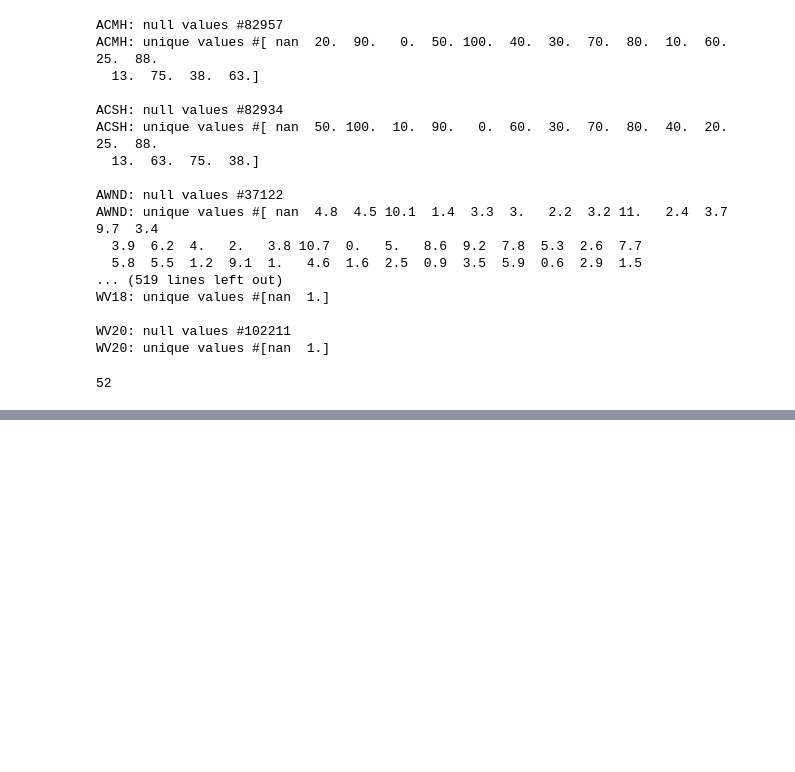
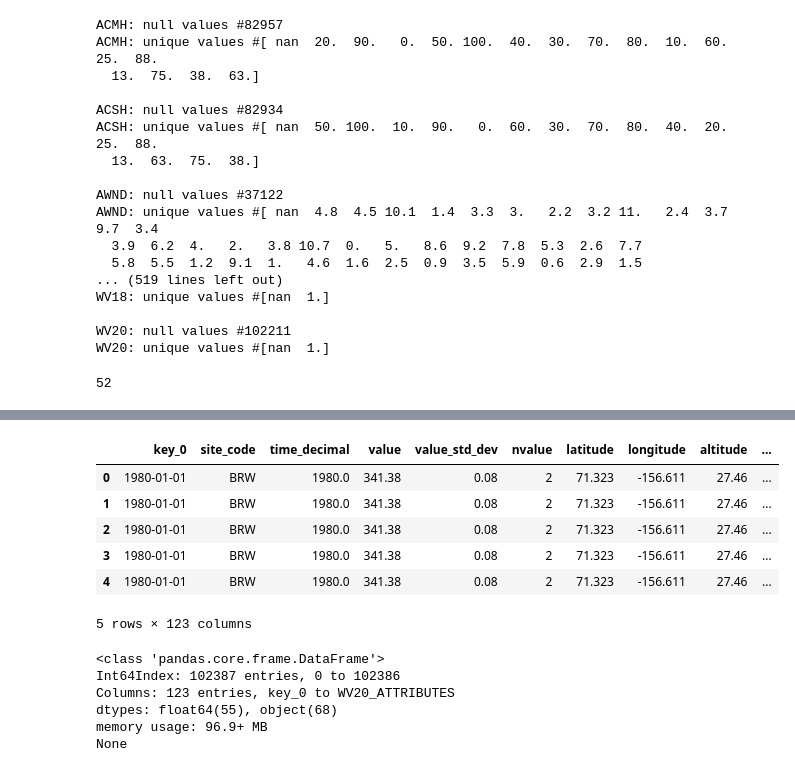
Before and after one commit to akitak/SeawaterRise, a Jupyter notebook: EDA scratch (AT).ipynb, the cells around one changed output, grey strips where cells are left out. Cells and saved outputs as stored; diff of their text form; code cells hidden in the pictures; blank space fills up the shorter version.

```diff
--- a/EDA scratch (AT).ipynb
+++ b/EDA scratch (AT).ipynb
@@ -170,0 +209,6 @@ WV20: unique values #[nan  1.]
+# %%
+cleaned_df['ACSH'] = cleaned_df['ACSH'].fillna(cleaned_df['ACSH'].median())
+cleaned_df['ACSH_ATTRIBUTES'] = cleaned_df['ACSH_ATTRIBUTES'].fillna('NULL')
+# %%
+cleaned_df['AWND'] = cleaned_df['AWND'].fillna(cleaned_df['AWND'].median())
+cleaned_df['AWND_ATTRIBUTES'] = cleaned_df['AWND_ATTRIBUTES'].fillna('NULL')
@@ -170,0 +410,14 @@ WV20: unique values #[nan  1.]
+# %%
+idx=['01','02','03','04','05','06','07','08','09','10','11','13','14','15','16','17','18','19','21','22']
+for i in idx:
+    feature='WT'+i
+    feature_attr=feature+'_ATTRIBUTES'
+    cleaned_df[feature] = cleaned_df[feature].fillna(0)
+    cleaned_df[feature_attr] = cleaned_df[feature_attr].fillna('NULL')
+# %%
+idx=['01','03','07','18','20']
+for i in idx:
+    feature='WV'+i
+    feature_attr=feature+'_ATTRIBUTES'
+    cleaned_df[feature] = cleaned_df[feature].fillna(0)
+    cleaned_df[feature_attr] = cleaned_df[feature_attr].fillna('NULL')
@@ -170,0 +444,19 @@ WV20: unique values #[nan  1.]
+# %%
+cleaned_df.head()
+# %% [output]
+|  | key_0 | site_code | time_decimal | value | value_std_dev | nvalue | latitude | longitude | altitude | ... |
+| 0 | 1980-01-01 | BRW | 1980.0 | 341.38 | 0.08 | 2 | 71.323 | -156.611 | 27.46 | ... |
+| 1 | 1980-01-01 | BRW | 1980.0 | 341.38 | 0.08 | 2 | 71.323 | -156.611 | 27.46 | ... |
+| 2 | 1980-01-01 | BRW | 1980.0 | 341.38 | 0.08 | 2 | 71.323 | -156.611 | 27.46 | ... |
+| 3 | 1980-01-01 | BRW | 1980.0 | 341.38 | 0.08 | 2 | 71.323 | -156.611 | 27.46 | ... |
+| 4 | 1980-01-01 | BRW | 1980.0 | 341.38 | 0.08 | 2 | 71.323 | -156.611 | 27.46 | ... |
+5 rows × 123 columns
+# %%
+print(cleaned_df.info())
+# %% [output]
+<class 'pandas.core.frame.DataFrame'>
+Int64Index: 102387 entries, 0 to 102386
+Columns: 123 entries, key_0 to WV20_ATTRIBUTES
+dtypes: float64(55), object(68)
+memory usage: 96.9+ MB
+None
```
Also changed, not shown: parts of 26 cells of this notebook, 20 other files.
